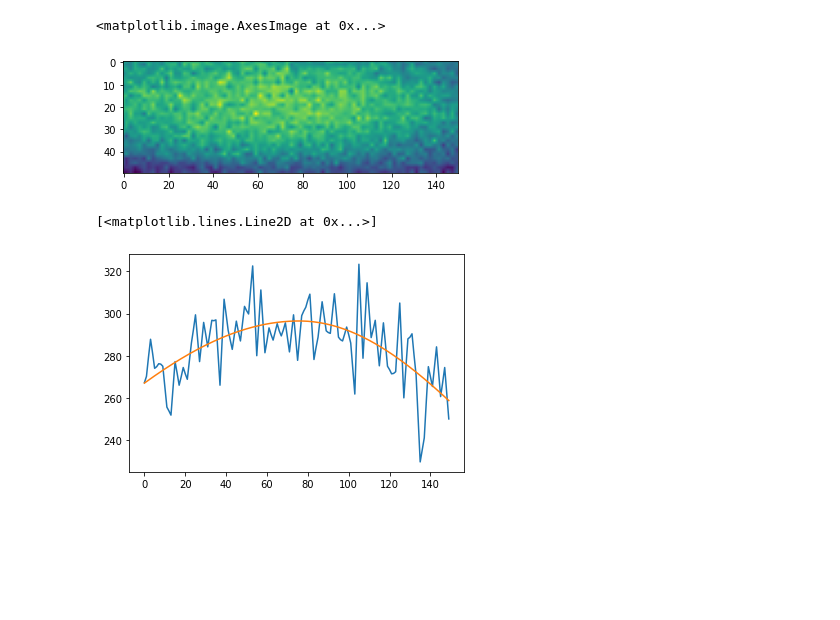
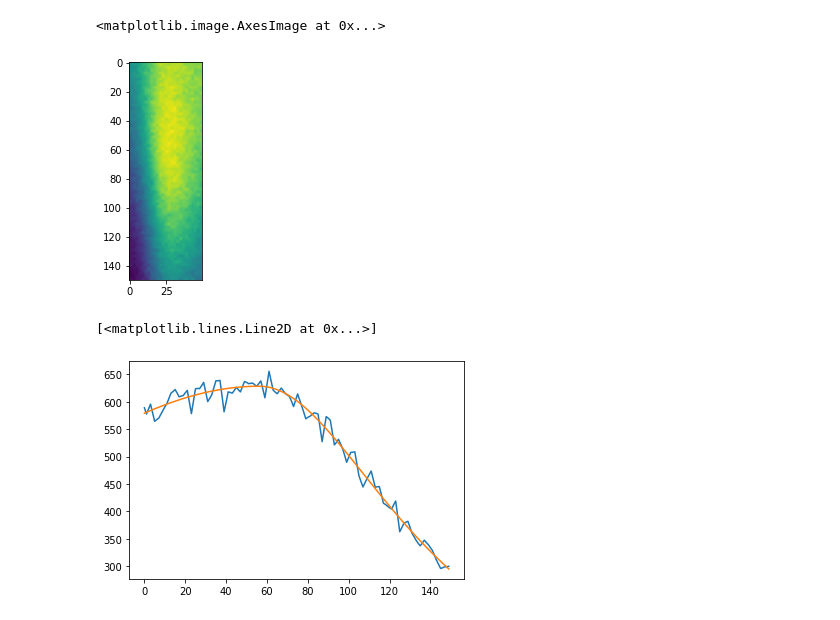
Before and after one commit to JoanneCETsai/Temperature_Calibration, a Jupyter notebook: code/check_fitting_range-checkpoint.ipynb, the cells around one changed output. Cells and saved outputs as stored; diff of their text form; code cells hidden in the pictures; blank space fills up the shorter version.

```diff
--- a/code/check_fitting_range-checkpoint.ipynb
+++ b/code/check_fitting_range-checkpoint.ipynb
@@ -5,6 +5,7 @@
 %run "curve_fit_.ipynb"
 %run "fitting_functions_.ipynb"
 # %%
-aa, bb, cc, ee, dd = get_needed_files('/Users/chiaentsai/Library/CloudStorage/Box-Box/MURI-SARA/Thermoreflectance/Joanne/CHESS/0130_2023')
+aa, bb, cc, ee, dd = get_needed_files('/Users/chiaentsai/Library/CloudStorage/Box-Box/MURI-SARA/Thermoreflectance/Joanne/CHESS/0210_2023_newbeam')
 back = get_background_average(bb)
+ee
 # %% [output]
@@ -12,7 +14,7 @@ back = get_background_average(bb)
 # %%
-whole = get_blue("/Users/chiaentsai/Library/CloudStorage/Box-Box/MURI-SARA/Thermoreflectance/Joanne/CHESS/0130_2023/30mm_per_sec/-12mm_35W_012.raw")
+whole = get_blue("/Users/chiaentsai/Library/CloudStorage/Box-Box/MURI-SARA/Thermoreflectance/Joanne/CHESS/0210_2023_newbeam/8.8mm_per_sec/-2mm_75W_042.raw")
 zoomin = get_bright(whole)
-b_whole = back[0]
+b_whole = back[3]
 b_zoomin = get_bright(b_whole)
 needed = zoomin - b_zoomin
 # fig 1: background
@@ -52,16 +54,16 @@ plt.show()
 plt.imshow(needed)
 # %% [output]
 <matplotlib.image.AxesImage at 0x...>
-[figure, old version]
+[figure, new version]
 # %%
 
 # a,b,c,d = fit(two_lorentz, needed[20,:])
 # plt.plot(needed[20,:])
 # plt.plot(np.linspace(0,59,60), two_lorentz(np.linspace(0,59,60),a,b,c,d))
 
-a,b,c,d = fit(two_lorentz, needed[25,:])
-plt.plot(needed[25,:])
+a,b,c,d = fit(two_lorentz, needed[:,25])
+plt.plot(needed[:,25])
 plt.plot(np.linspace(0,149,150), two_lorentz(np.linspace(0,149,150),a,b,c,d))
 # %% [output]
 [<matplotlib.lines.Line2D at 0x...>]
-[figure, old version]
+[figure, new version]
```
Also changed, not shown: parts of 2 cells of this notebook, 3 other files.
